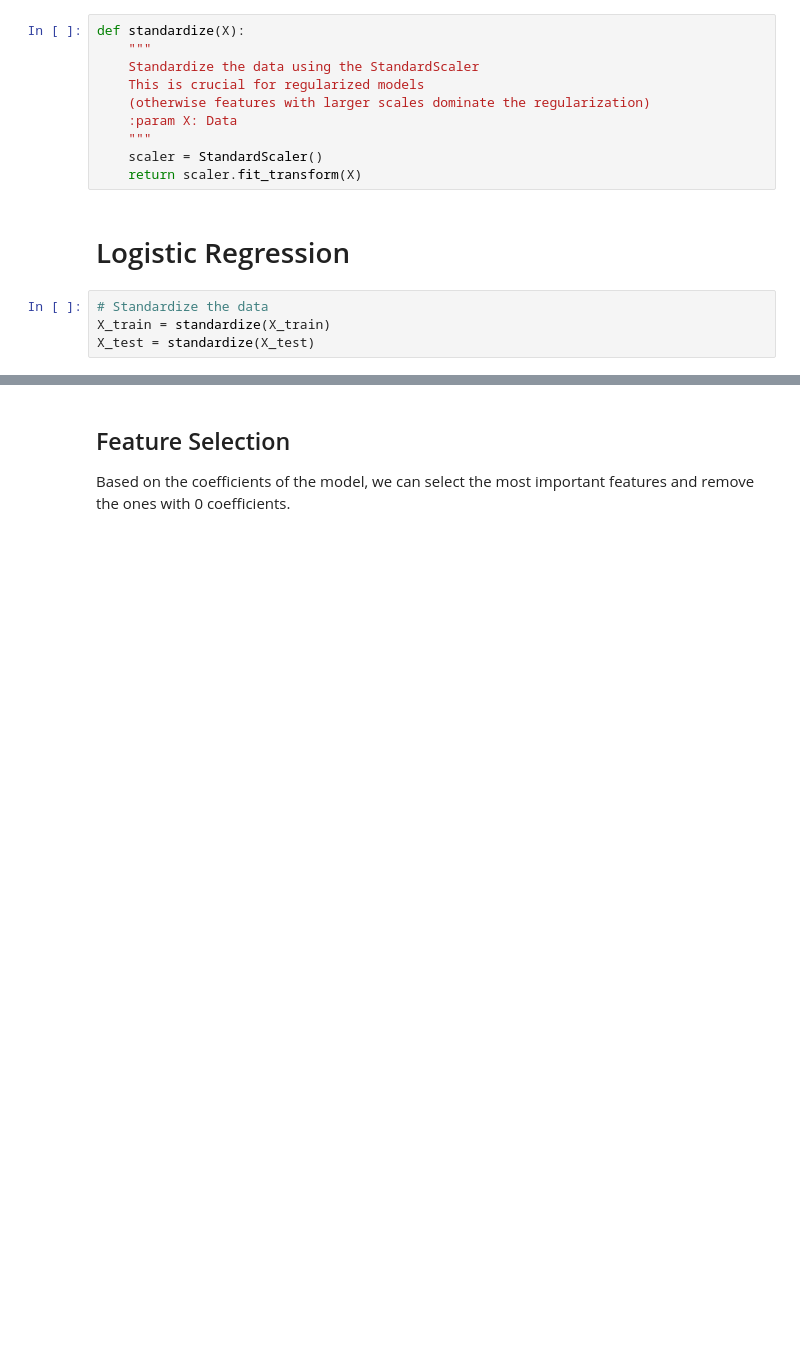
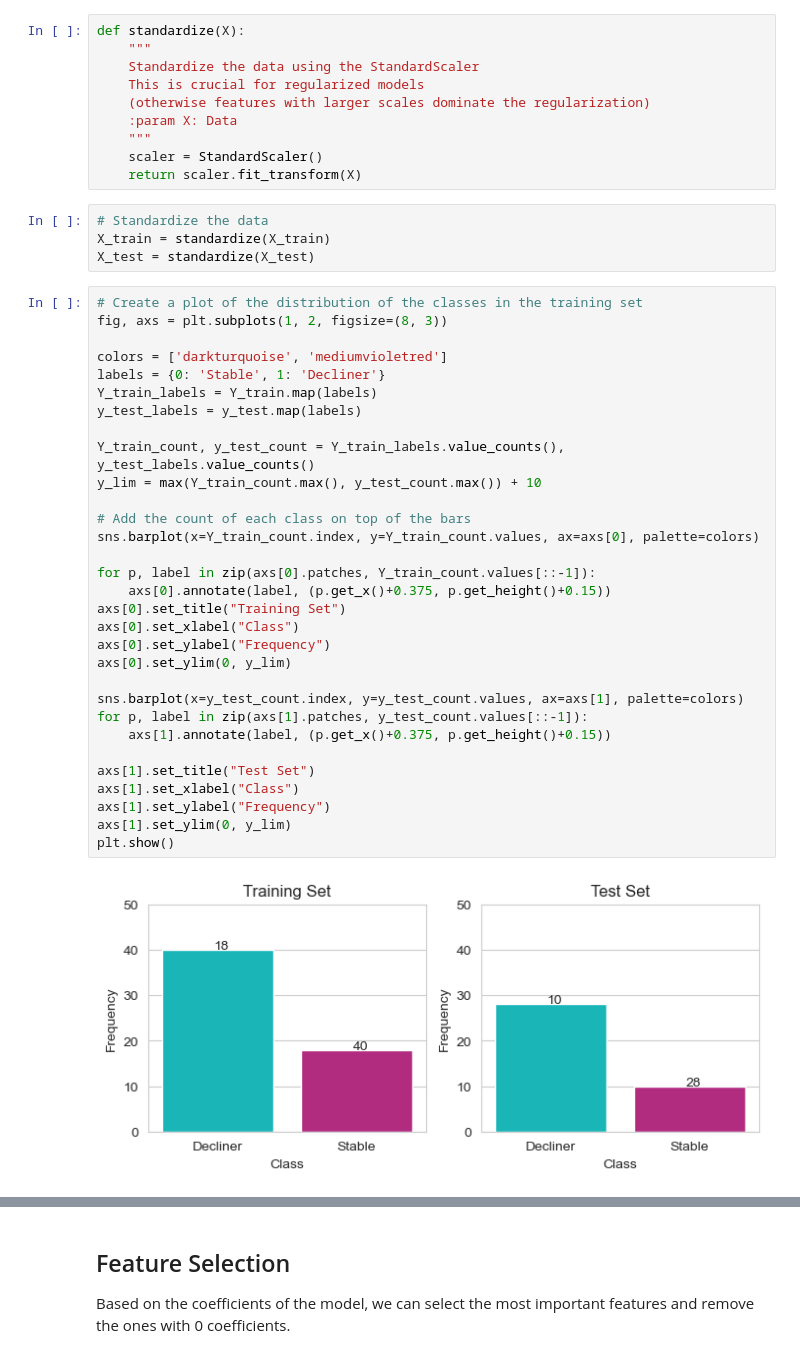
Before and after one commit to mmmmaja/ThesisFinal, a Jupyter notebook: binary/logistic_regression.ipynb, the cells around one changed output, grey strips where cells are left out. Cells and saved outputs as stored; diff of their text form; blank space fills up the shorter version.

```diff
--- a/binary/logistic_regression.ipynb
+++ b/binary/logistic_regression.ipynb
@@ -131,9 +107,40 @@ def standardize(X):
     """
     scaler = StandardScaler()
     return scaler.fit_transform(X)
-# %% [markdown]
-# Logistic Regression
 # %%
 # Standardize the data
 X_train = standardize(X_train)
 X_test = standardize(X_test)
+# %%
+# Create a plot of the distribution of the classes in the training set
+fig, axs = plt.subplots(1, 2, figsize=(8, 3))
+
+colors = ['darkturquoise', 'mediumvioletred']
+labels = {0: 'Stable', 1: 'Decliner'}
+Y_train_labels = Y_train.map(labels)
+y_test_labels = y_test.map(labels)
+
+Y_train_count, y_test_count = Y_train_labels.value_counts(), y_test_labels.value_counts()
+y_lim = max(Y_train_count.max(), y_test_count.max()) + 10
+
+# Add the count of each class on top of the bars
+sns.barplot(x=Y_train_count.index, y=Y_train_count.values, ax=axs[0], palette=colors)
+
+for p, label in zip(axs[0].patches, Y_train_count.values[::-1]):
+    axs[0].annotate(label, (p.get_x()+0.375, p.get_height()+0.15))
+axs[0].set_title("Training Set")
+axs[0].set_xlabel("Class")
+axs[0].set_ylabel("Frequency")
+axs[0].set_ylim(0, y_lim)
+
+sns.barplot(x=y_test_count.index, y=y_test_count.values, ax=axs[1], palette=colors)
+for p, label in zip(axs[1].patches, y_test_count.values[::-1]):
+    axs[1].annotate(label, (p.get_x()+0.375, p.get_height()+0.15))
+
+axs[1].set_title("Test Set")
+axs[1].set_xlabel("Class")
+axs[1].set_ylabel("Frequency")
+axs[1].set_ylim(0, y_lim)
+plt.show()
+# %% [output]
+[figure, new version]
```
Also changed, not shown: parts of 28 cells of this notebook, 7 other files.
